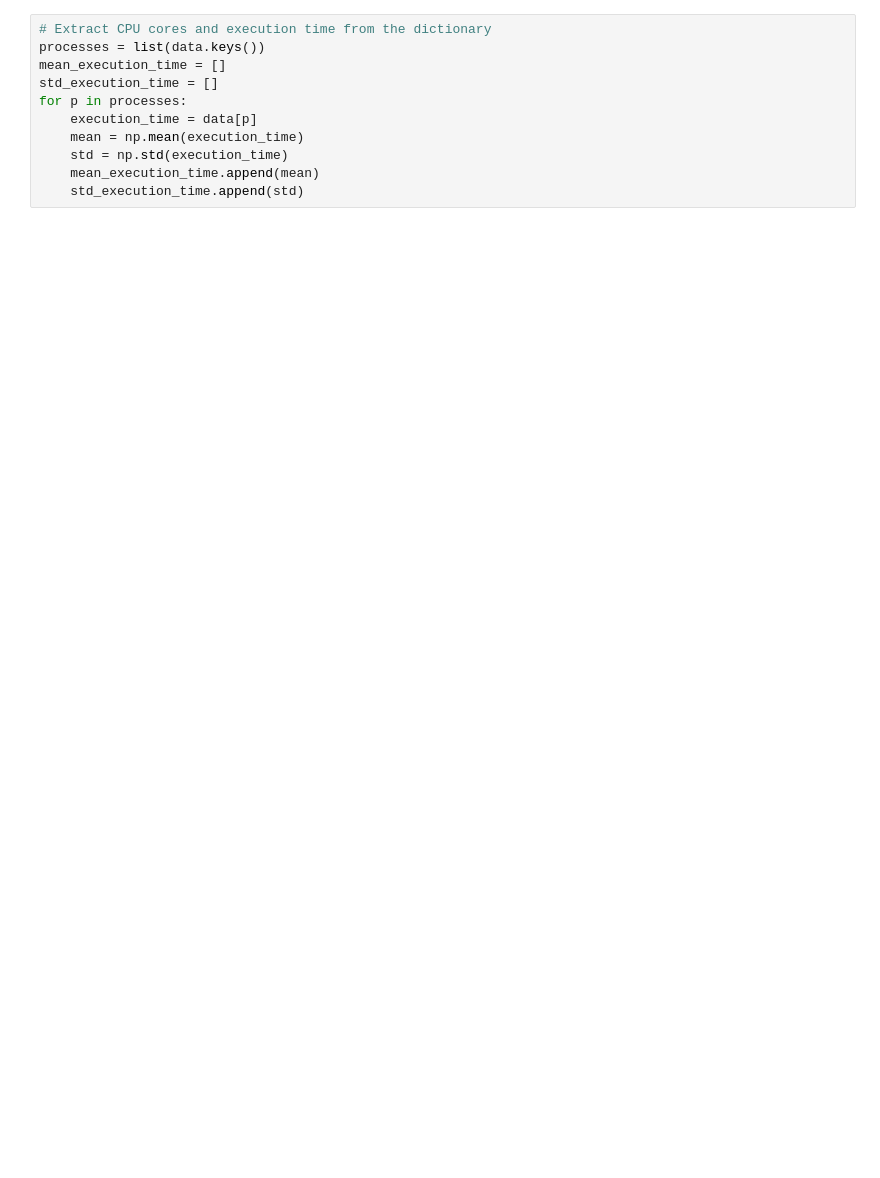
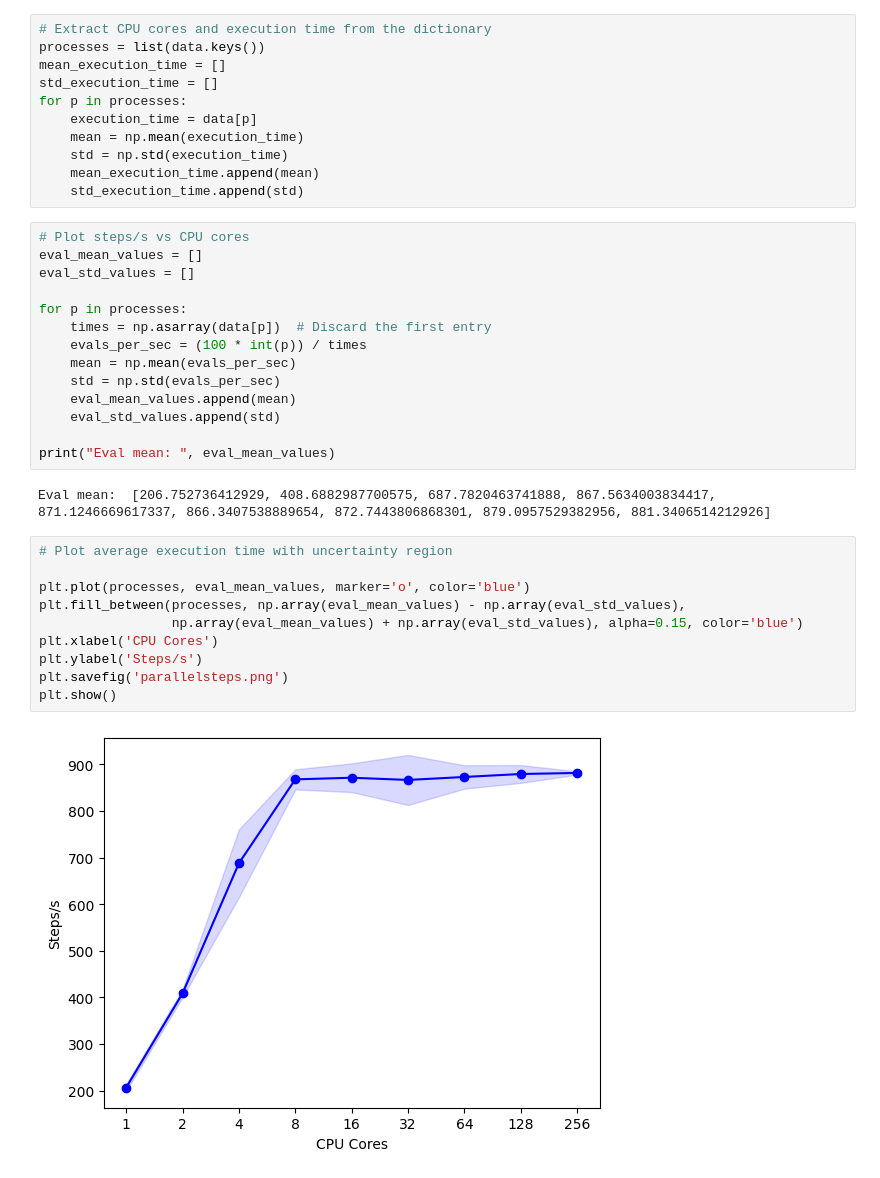
Before and after one commit to tomalner18/mj-testing, a Jupyter notebook: graph.ipynb, the cells around one changed output. Drawn from its saved outputs; the diff is of its cells as text; blank space fills up the shorter version.

```diff
--- a/graph.ipynb
+++ b/graph.ipynb
@@ -17,6 +17,34 @@ for p in processes:
     std = np.std(execution_time)
     mean_execution_time.append(mean)
     std_execution_time.append(std)
+# %%
+# Plot steps/s vs CPU cores
+eval_mean_values = []
+eval_std_values = []
+
+for p in processes:
+    times = np.asarray(data[p])  # Discard the first entry
+    evals_per_sec = (100 * int(p)) / times
+    mean = np.mean(evals_per_sec)
+    std = np.std(evals_per_sec)
+    eval_mean_values.append(mean)
+    eval_std_values.append(std)
+
+print("Eval mean: ", eval_mean_values)
+# %% [output]
+Eval mean:  [206.752736412929, 408.6882987700575, 687.7820463741888, 867.5634003834417, 871.1246669617337, 866.3407538889654, 872.7443806868301, 879.0957529382956, 881.3406514212926]
+# %%
+# Plot average execution time with uncertainty region
+
+plt.plot(processes, eval_mean_values, marker='o', color='blue')
+plt.fill_between(processes, np.array(eval_mean_values) - np.array(eval_std_values),
+                 np.array(eval_mean_values) + np.array(eval_std_values), alpha=0.15, color='blue')
+plt.xlabel('CPU Cores')
+plt.ylabel('Steps/s')
+plt.savefig('parallelsteps.png')
+plt.show()
+# %% [output]
+[figure, added]
 # %%
 # Plot average execution time with uncertainty region
 
```
Also changed, not shown: parts of 2 cells of this notebook, 6 other files.
